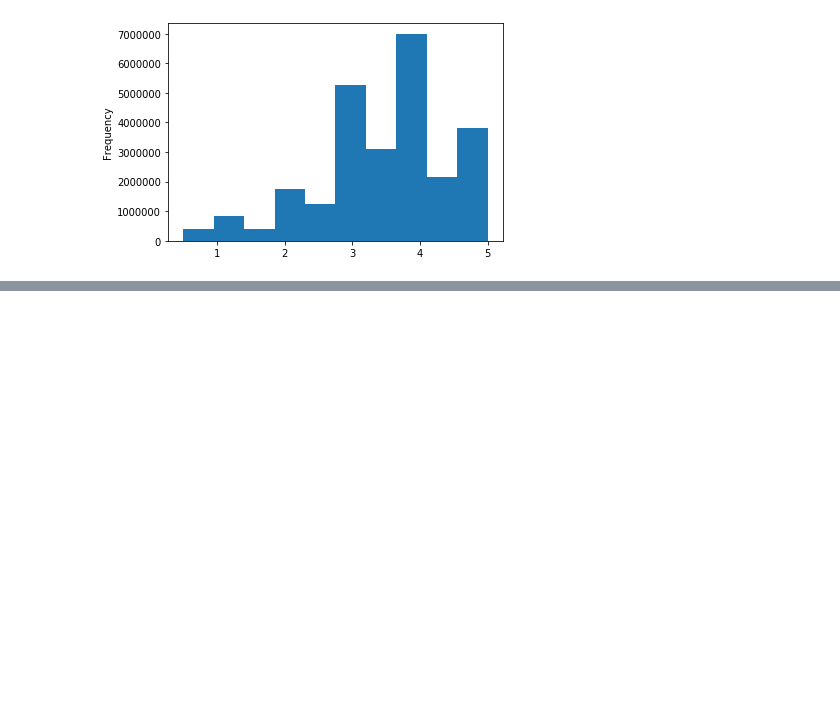
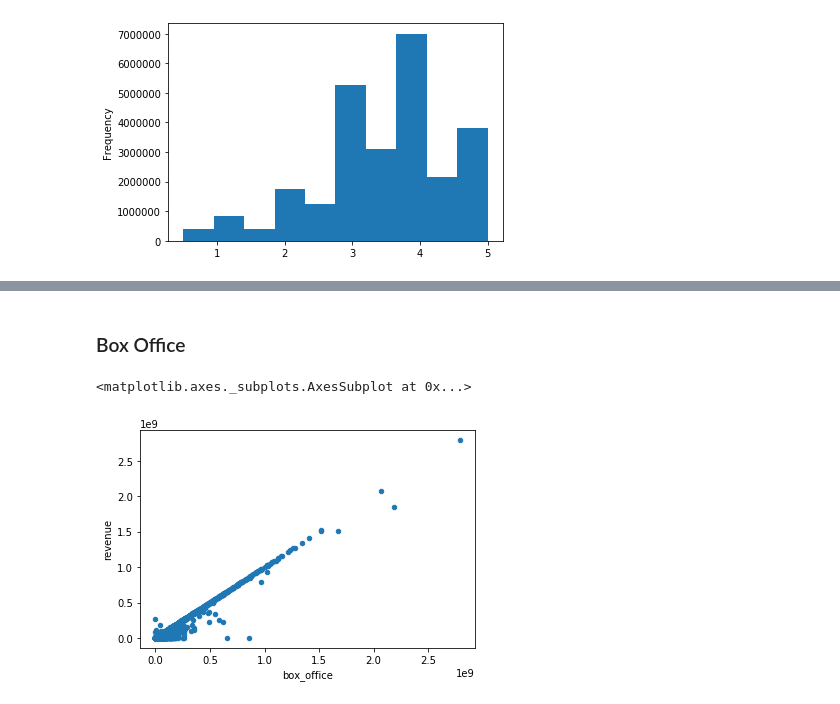
Before and after one commit to Helen-Ly/Movies-ETL, a Jupyter notebook: Movielens_Extract.ipynb, the cells around one changed output, grey strips where cells are left out. Saved outputs shown, nothing was run; the diff lists cells and outputs as text; code cells hidden in the pictures; blank space fills up the shorter version.

```diff
--- a/Movielens_Extract.ipynb
+++ b/Movielens_Extract.ipynb
@@ -982,0 +1079,8 @@ Name: rating, dtype: float64
+# %% [markdown]
+### Box Office
+# %%
+# As their values are numeric, we will use a scatter plot to compare box_office and revenue
+movies_df.fillna(0).plot(x = 'box_office', y = 'revenue', kind = 'scatter')
+# %% [output]
+<matplotlib.axes._subplots.AxesSubplot at 0x...>
+[figure, added]
```
Also changed, not shown: parts of 33 cells of this notebook.
